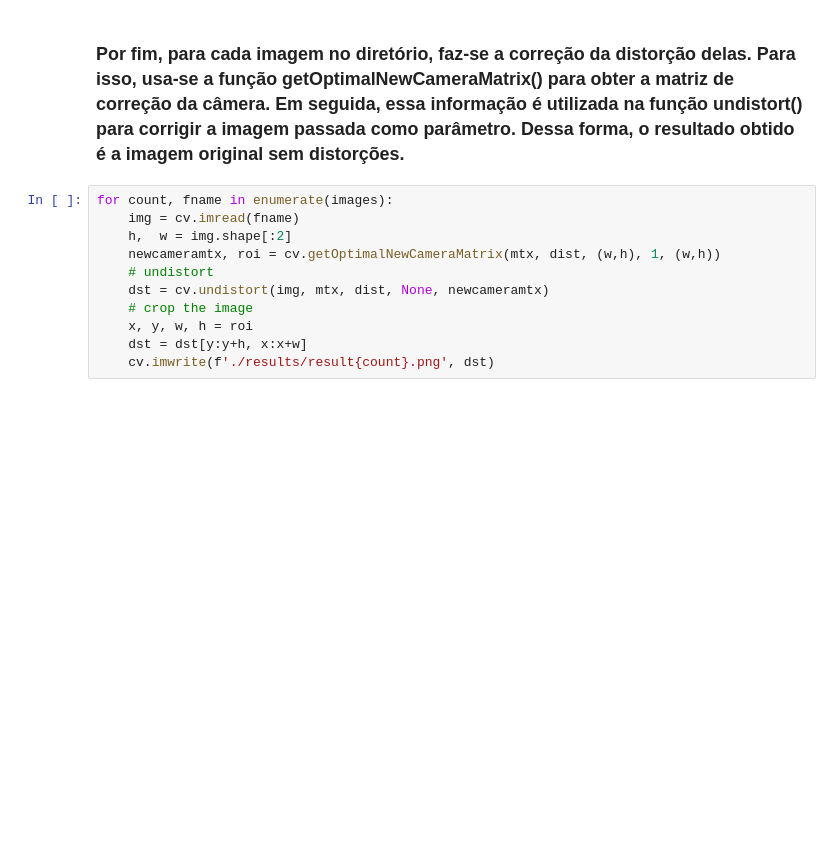
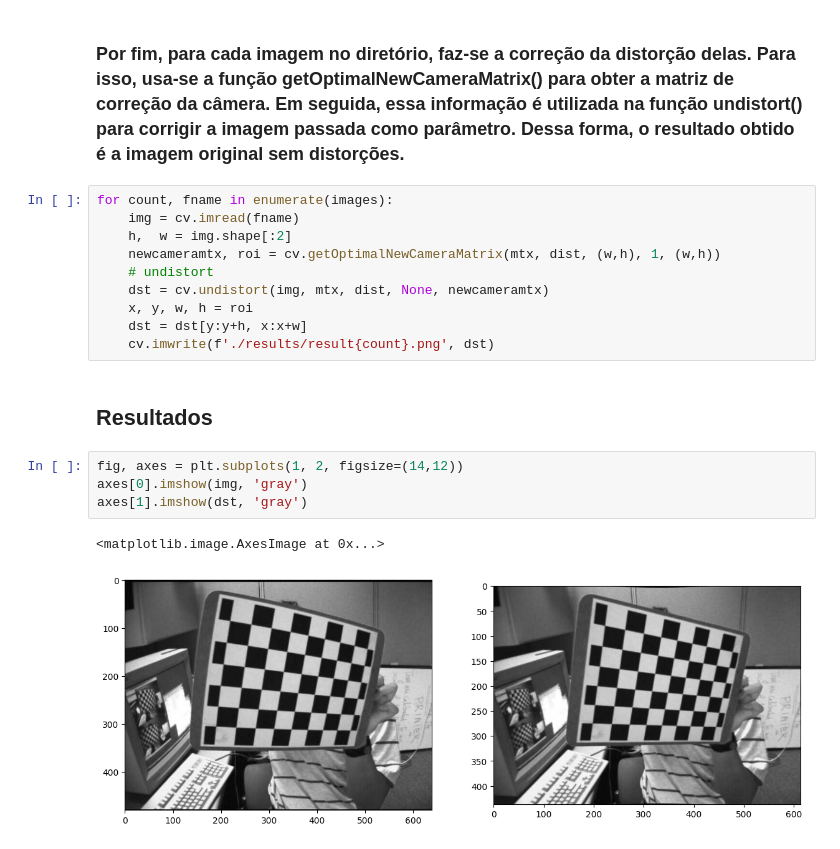
Before and after one commit to diogohal/TA2-Visao, a Jupyter notebook: TA2.ipynb, the cells around one changed output. Drawn from its saved outputs; the diff is of its cells as text; blank space fills up the shorter version.

```diff
--- a/TA2.ipynb
+++ b/TA2.ipynb
@@ -64,7 +62,15 @@ for count, fname in enumerate(images):
     newcameramtx, roi = cv.getOptimalNewCameraMatrix(mtx, dist, (w,h), 1, (w,h))
     # undistort
     dst = cv.undistort(img, mtx, dist, None, newcameramtx)
-    # crop the image
     x, y, w, h = roi
     dst = dst[y:y+h, x:x+w]
     cv.imwrite(f'./results/result{count}.png', dst)
+# %% [markdown]
+## Resultados
+# %%
+fig, axes = plt.subplots(1, 2, figsize=(14,12))
+axes[0].imshow(img, 'gray')
+axes[1].imshow(dst, 'gray')
+# %% [output]
+<matplotlib.image.AxesImage at 0x...>
+[figure, added]
```
Also changed, not shown: parts of 5 cells of this notebook, 12 other files.
